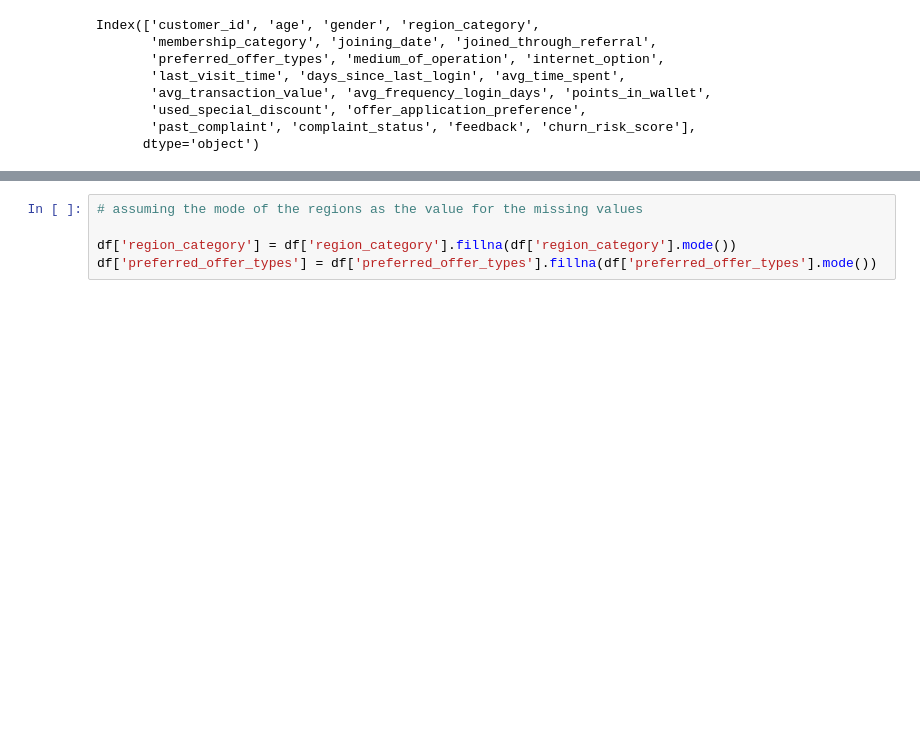
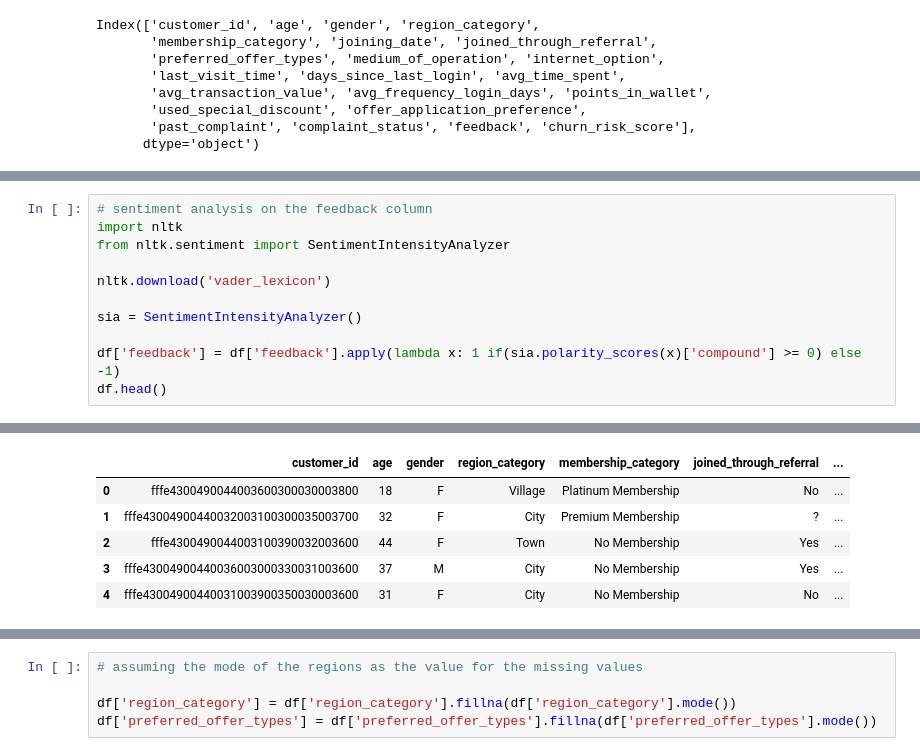
Before and after one commit to YogeshUpdhyay/Churn-Modelling, a Jupyter notebook: main.ipynb, the cells around one changed output, grey strips where cells are left out. Drawn from its saved outputs; the diff is of its cells as text; blank space fills up the shorter version.

```diff
--- a/main.ipynb
+++ b/main.ipynb
@@ -149,0 +168,12 @@ df['avg_frequency_login_days'] = pd.to_numeric(df['avg_frequency_login_days'])
+# %%
+# sentiment analysis on the feedback column
+import nltk
+from nltk.sentiment import SentimentIntensityAnalyzer
+
+nltk.download('vader_lexicon')
+
+sia = SentimentIntensityAnalyzer()
+
+df['feedback'] = df['feedback'].apply(lambda x: 1 if(sia.polarity_scores(x)['compound'] >= 0) else -1)
+df.head()
+# %% [output]
@@ -149,0 +183,6 @@ df['avg_frequency_login_days'] = pd.to_numeric(df['avg_frequency_login_days'])
+|  | customer_id | age | gender | region_category | membership_category | joined_through_referral | ... |
+| 0 | fffe4300490044003600300030003800 | 18 | F | Village | Platinum Membership | No | ... |
+| 1 | fffe43004900440032003100300035003700 | 32 | F | City | Premium Membership | ? | ... |
+| 2 | fffe4300490044003100390032003600 | 44 | F | Town | No Membership | Yes | ... |
+| 3 | fffe43004900440036003000330031003600 | 37 | M | City | No Membership | Yes | ... |
+| 4 | fffe43004900440031003900350030003600 | 31 | F | City | No Membership | No | ... |
```
Also changed, not shown: parts of 25 cells of this notebook.
